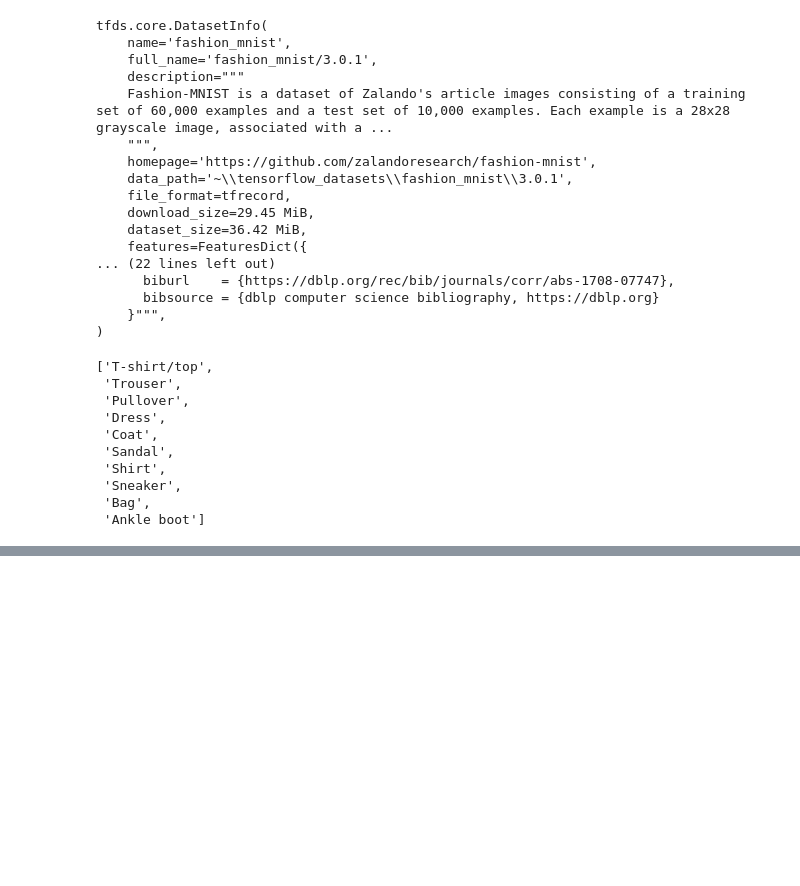
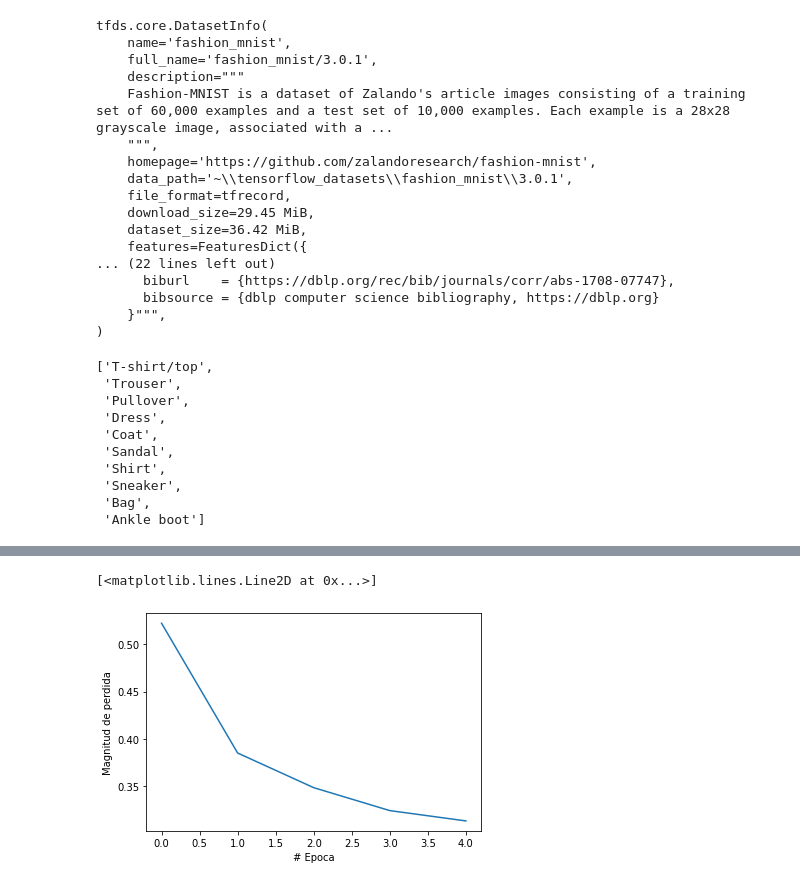
Before and after one commit to Khahory/IA-dime-tu-ropa, a Jupyter notebook: main.ipynb, the cells around one changed output, grey strips where cells are left out. Saved outputs shown, nothing was run; the diff lists cells and outputs as text; code cells hidden in the pictures; blank space fills up the shorter version.

```diff
--- a/main.ipynb
+++ b/main.ipynb
@@ -65,0 +105,24 @@ datos_prueba = datos_prueba.cache()
+# %%
+#compilar el modelo
+
+modelo.compile(
+    optimizer='adam',
+    loss=tf.keras.losses.SparseCategoricalCrossentropy(),
+    metrics=['accuracy']
+)
+# %%
+#Los numeros de datos en entrenamiento y pruebas (60k y 10k)
+num_ej_entrenamiento = metadatos.splits["train"].num_examples
+num_ej_pruebas = metadatos.splits["test"].num_examples
+# %%
+#para que no dure mucho compilando lo haremos por lotes
+
+TAMANO_LOTE = 32
+
+datos_entrenamiento = datos_entrenamiento.repeat().shuffle(num_ej_entrenamiento).batch(TAMANO_LOTE)
+datos_prueba = datos_prueba.batch(TAMANO_LOTE)
+# %%
+import math
+
+#entrenar
+historial = modelo.fit(datos_entrenamiento, epochs=5, steps_per_epoch=math.ceil(num_ej_entrenamiento/TAMANO_LOTE))
@@ -65,0 +140,7 @@ datos_prueba = datos_prueba.cache()
+# %%
+plt.xlabel('# Epoca')
+plt.ylabel('Magnitud de perdida')
+plt.plot(historial.history['loss'])
+# %% [output]
+[<matplotlib.lines.Line2D at 0x...>]
+[figure, added]
```
Also changed, not shown: parts of 9 cells of this notebook, 3 other files.
